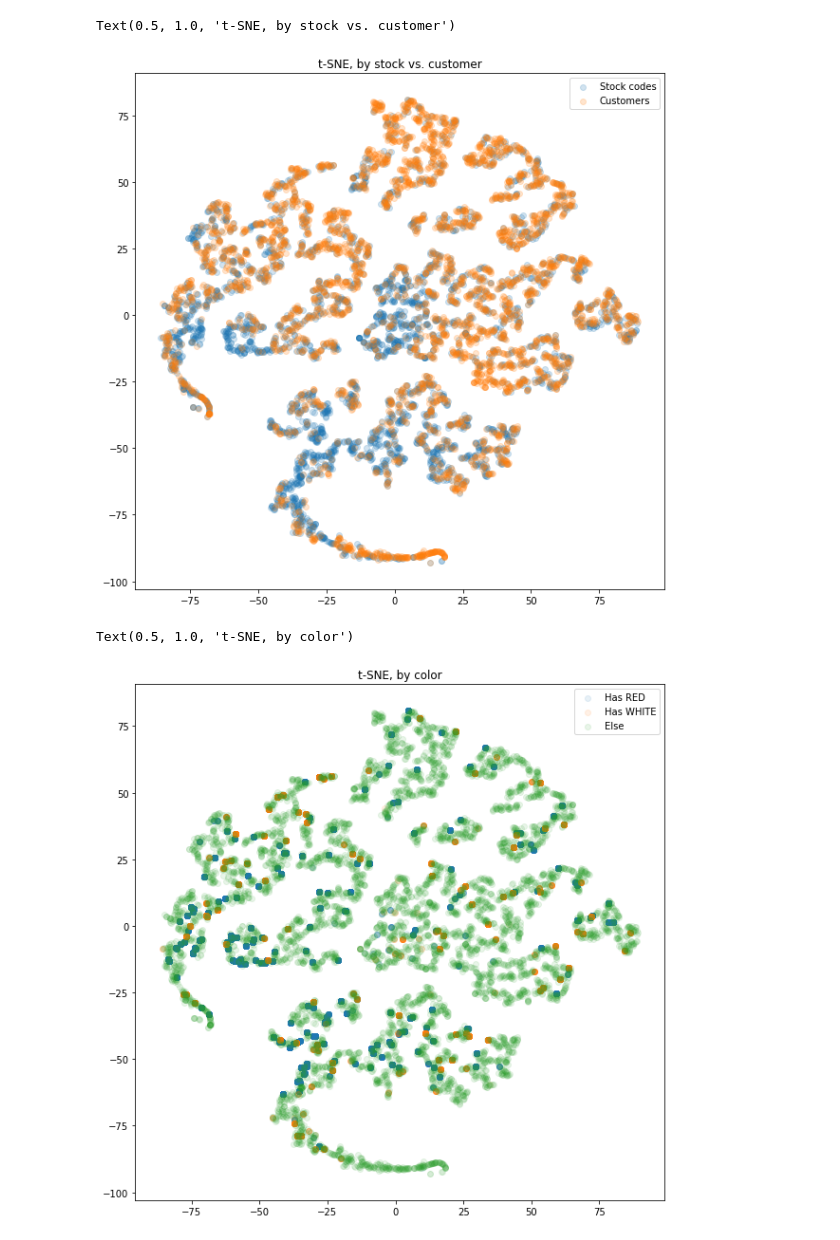
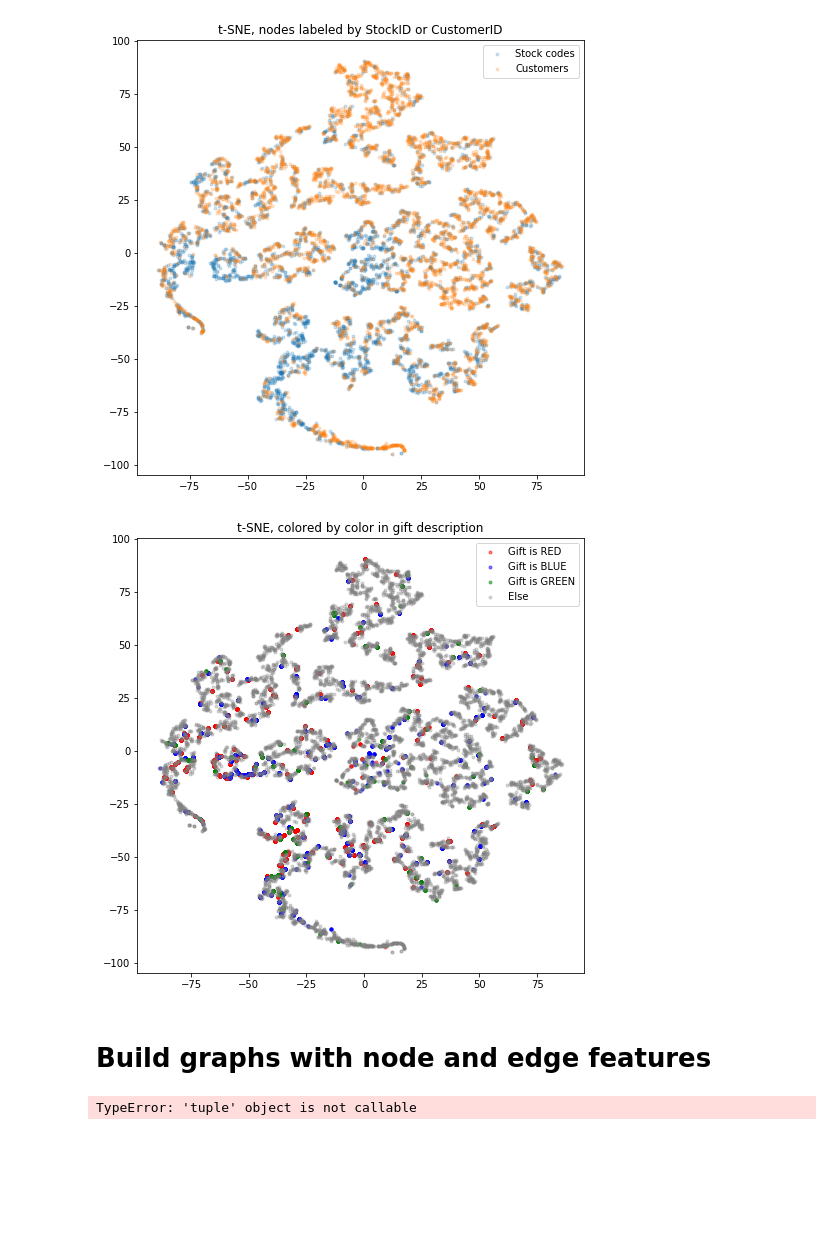
Before and after one commit to SriramS32/Ecommerce-Graph-Analysis, a Jupyter notebook: ecommerce_analysis.ipynb, the cells around one changed output. Saved outputs shown, nothing was run; the diff lists cells and outputs as text; code cells hidden in the pictures; blank space fills up the shorter version.

```diff
--- a/ecommerce_analysis.ipynb
+++ b/ecommerce_analysis.ipynb
@@ -105,31 +149,36 @@ embedding.head()
 # %%
-plt.figure(figsize=(10, 10))
-group1 = edge_dat.StockCode.unique()
-group2 = edge_dat.CustomerID.unique()
-plt.scatter(embedding.loc[group1].iloc[:,0],
-            embedding.loc[group1].iloc[:,1], alpha=0.2, label="Stock codes")
-plt.scatter(embedding.loc[group2].iloc[:,0],
-            embedding.loc[group2].iloc[:,1], alpha=0.2, label="Customers")
-plt.legend()
-plt.title("t-SNE, by stock vs. customer")
+if (DISPLAY):
+    plt.figure(figsize=(8, 8))
+    plt.rcParams["scatter.marker"] = '.'
+    group1 = edge_dat.StockCode.unique()
+    group2 = edge_dat.CustomerID.unique()
+    plt.scatter(embedding.loc[group1].iloc[:,0],
+                embedding.loc[group1].iloc[:,1], alpha=0.2, label="Stock codes", marker='.')
+    plt.scatter(embedding.loc[group2].iloc[:,0],
+                embedding.loc[group2].iloc[:,1], alpha=0.2, label="Customers", marker='.')
+    plt.legend()
+    plt.title("t-SNE, nodes labeled by StockID or CustomerID")
 # %% [output]
-Text(0.5, 1.0, 't-SNE, by stock vs. customer')
-[figure, old version]
+[figure, new version]
 # %%
-plt.figure(figsize=(10, 10))
-group1 = edge_dat[edge_dat.Description.str.contains("RED")].StockCode
-group2 = edge_dat[edge_dat.Description.str.contains("WHITE")].StockCode
-group3 = embedding.index.difference(pd.concat([group2, group1]))
+if (DISPLAY):
+    plt.figure(figsize=(8, 8))
+    group1 = edge_dat[edge_dat.Description.str.contains("RED")].StockCode
+    group2 = edge_dat[edge_dat.Description.str.contains("BLUE")].StockCode
+    group3 = edge_dat[edge_dat.Description.str.contains("GREEN")].StockCode
+    group4 = embedding.index.difference(pd.concat([group3, group2, group1]))
 
-plt.scatter(embedding.loc[group1].iloc[:,0],
-            embedding.loc[group1].iloc[:,1], alpha=0.1, label="Has RED")
-plt.scatter(embedding.loc[group2].iloc[:,0],
-            embedding.loc[group2].iloc[:,1], alpha=0.1, label="Has WHITE")
-plt.scatter(embedding.loc[group3].iloc[:,0],
-            embedding.loc[group3].iloc[:,1], alpha=0.1, label="Else")
-plt.legend()
-plt.title("t-SNE, by color")
+    plt.scatter(embedding.loc[group1].iloc[:,0],
+                embedding.loc[group1].iloc[:,1], alpha=0.5, color='red', label="Gift is RED")
+    plt.scatter(embedding.loc[group2].iloc[:,0],
+                embedding.loc[group2].iloc[:,1], alpha=0.5, color='blue', label="Gift is BLUE")
+    plt.scatter(embedding.loc[group3].iloc[:,0],
+                embedding.loc[group3].iloc[:,1], alpha=0.5, color='green', label="Gift is GREEN")
+    plt.scatter(embedding.loc[group4].iloc[:,0],
+                embedding.loc[group4].iloc[:,1], alpha=0.3, color='grey', label="Else")
+
+    plt.legend()
+    plt.title("t-SNE, colored by color in gift description")
 # %% [output]
-Text(0.5, 1.0, 't-SNE, by color')
-[figure, old version]
+[figure, new version]
 # %%
@@ -137,0 +189,11 @@ Text(0.5, 1.0, 't-SNE, by color')
+# %% [markdown]
+# Build graphs with node and edge features
+# %%
+# boolean settings
+params = [
+    ("directed", "undirected"),
+    ("stock_and_customer", "stock_only", "customer_only") # bipartite or contracted bipartite
+    ("multi", "simple")
+]
+# %% [output]
+TypeError: 'tuple' object is not callable
```
Also changed, not shown: parts of 24 cells of this notebook, 1 other file.
